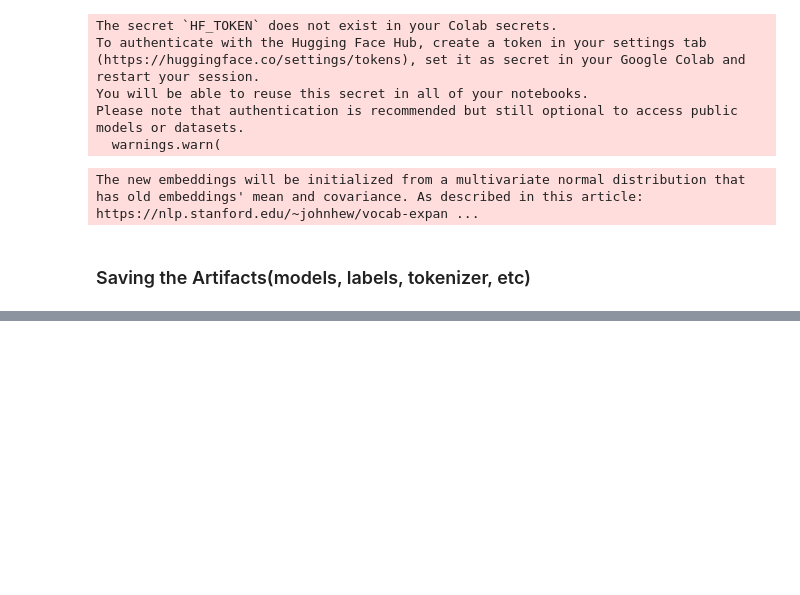
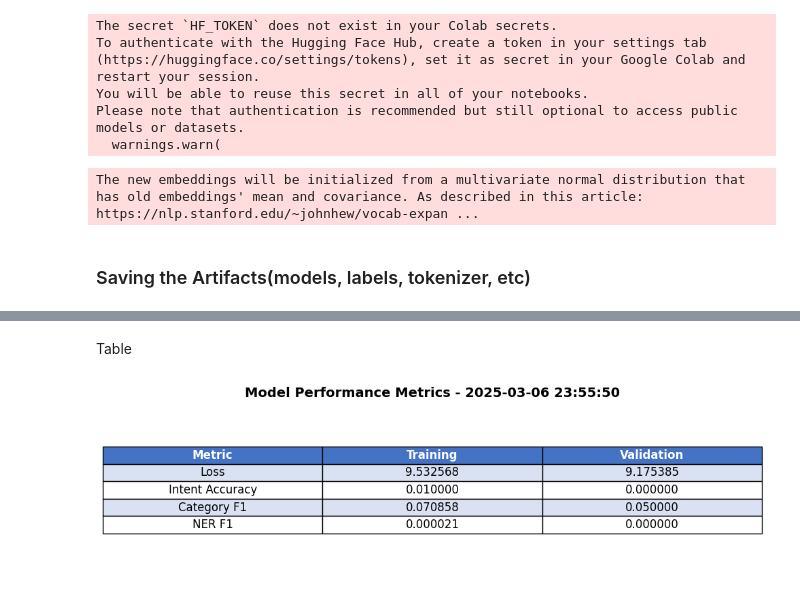
Before and after one commit to reagan13/thesis-2025, a Jupyter notebook: notebook/Baseline.ipynb, the cells around one changed output, grey strips where cells are left out. Saved outputs shown, nothing was run; the diff lists cells and outputs as text; code cells hidden in the pictures; blank space fills up the shorter version.

Commit message:
add plot section(plotting can be change anytime)

```diff
--- a/notebook/Baseline.ipynb
+++ b/notebook/Baseline.ipynb
@@ -829,0 +1085,77 @@ save_full_model_to_drive(model, gpt2_tokenizer, save_path)
+# %% [markdown]
+Table
+# %%
+import matplotlib.pyplot as plt
+import pandas as pd
+
+# Data from the provided JSON
+metrics = {
+    "train_loss": [9.532567977905273],
+    "val_loss": [9.175384998321533],
+    "train_intent_acc": [0.01],
+    "val_intent_acc": [0.0],
+    "train_category_f1": [0.0708575112830432],
+    "val_category_f1": [0.05],
+    "train_ner_f1": [2.0849622100599424e-05],
+    "val_ner_f1": [0.0]
+}
+
+# Extract values from lists to simplify the data
+simplified_metrics = {k: v[0] for k, v in metrics.items()}
+
+# Organize data for the table
+data = {
+    'Metric': ['Loss', 'Intent Accuracy', 'Category F1', 'NER F1'],
+    'Training': [simplified_metrics['train_loss'],
+                simplified_metrics['train_intent_acc'],
+                simplified_metrics['train_category_f1'],
+                simplified_metrics['train_ner_f1']],
+    'Validation': [simplified_metrics['val_loss'],
+                  simplified_metrics['val_intent_acc'],
+                  simplified_metrics['val_category_f1'],
+                  simplified_metrics['val_ner_f1']]
+}
+
+# Create DataFrame
+df = pd.DataFrame(data)
+
+# Create figure and axis
+fig, ax = plt.subplots(figsize=(10, 3))
+ax.axis('off')
+ax.axis('tight')
+
+# Create table
+table = ax.table(
+    cellText=[[f"{df.iloc[i, j]:.6f}" if j > 0 else df.iloc[i, j]
+               for j in range(df.shape[1])]
+              for i in range(df.shape[0])],
+    colLabels=df.columns,
+    cellLoc='center',
+    loc='center'
+)
+
+# Style the table
+table.auto_set_font_size(False)
+table.set_fontsize(12)
+table.scale(1, 1.5)
+
+# Style header row
+for i in range(len(df.columns)):
+    table[(0, i)].set_facecolor('#4472C4')
+    table[(0, i)].set_text_props(color='white', fontweight='bold')
+
+# Alternating row colors
+for i in range(1, len(df) + 1):
+    if i % 2 == 1:
+        for j in range(len(df.columns)):
+            table[(i, j)].set_facecolor('#D9E1F2')
+
+# Add title with timestamp
+plt.suptitle(f'Model Performance Metrics - {datetime.now().strftime("%Y-%m-%d %H:%M:%S")}',
+             fontsize=14, fontweight='bold', y=0.95)
+
+plt.tight_layout()
+plt.savefig('training_metrics_table.png', dpi=300, bbox_inches='tight')
+plt.show()
+# %% [output]
+[figure, added]
```
Also changed, not shown: parts of 6 cells of this notebook.
